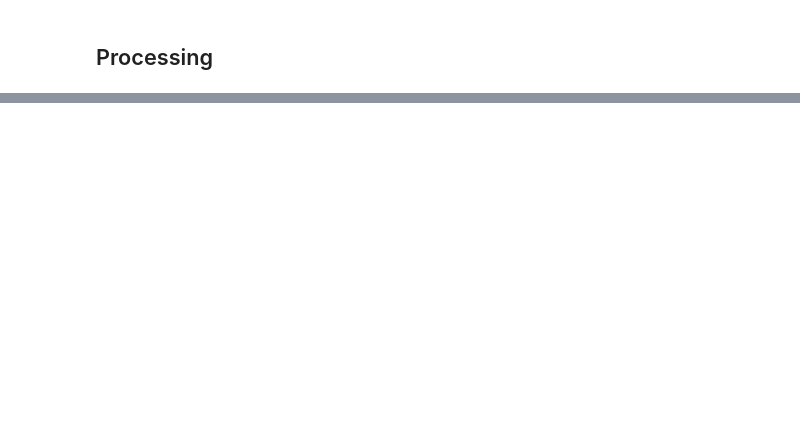
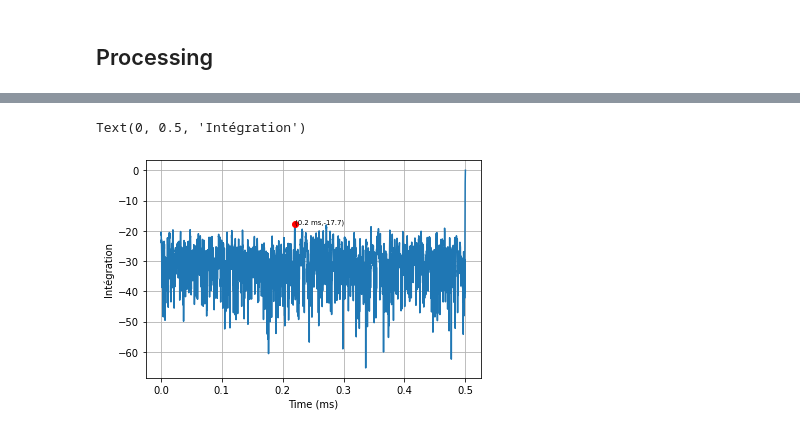
Before and after one commit to ydethe/blocksim, a Jupyter notebook: examples/example_prn_processing.ipynb, the cells around one changed output, grey strips where cells are left out. Cells and saved outputs as stored; diff of their text form; code cells hidden in the pictures; blank space fills up the shorter version.

```diff
--- a/examples/example_prn_processing.ipynb
+++ b/examples/example_prn_processing.ipynb
@@ -43,0 +48,9 @@ axe.set_ylabel("Intégration")
+# %%
+fig = plt.figure()
+axe = fig.add_subplot(111)
+axe.grid(True)
+_ = plotDSPLine(zi, axe, find_peaks=1)
+axe.set_ylabel("Intégration")
+# %% [output]
+Text(0, 0.5, 'Intégration')
+[figure, added]
```
Also changed, not shown: parts of 9 cells of this notebook, 9 other files.
